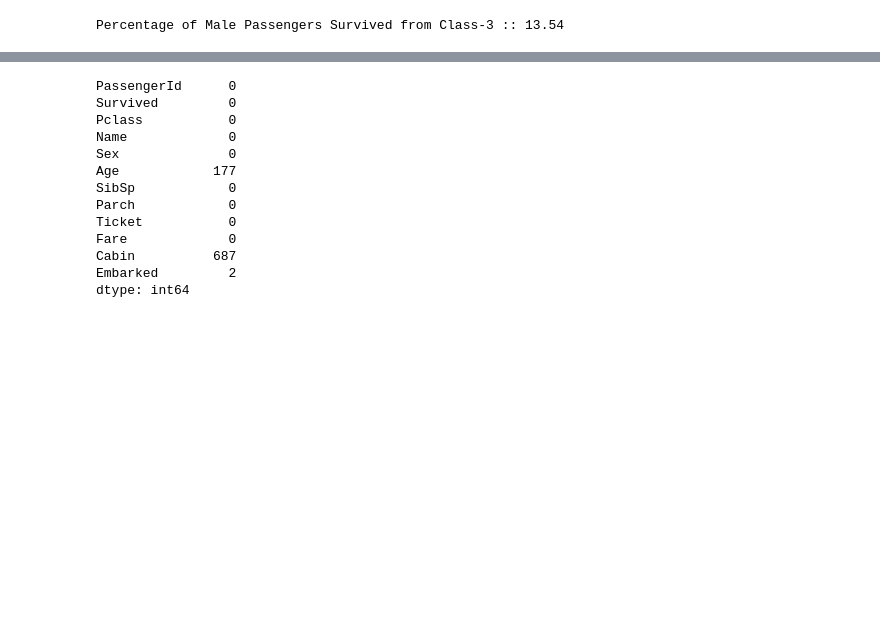
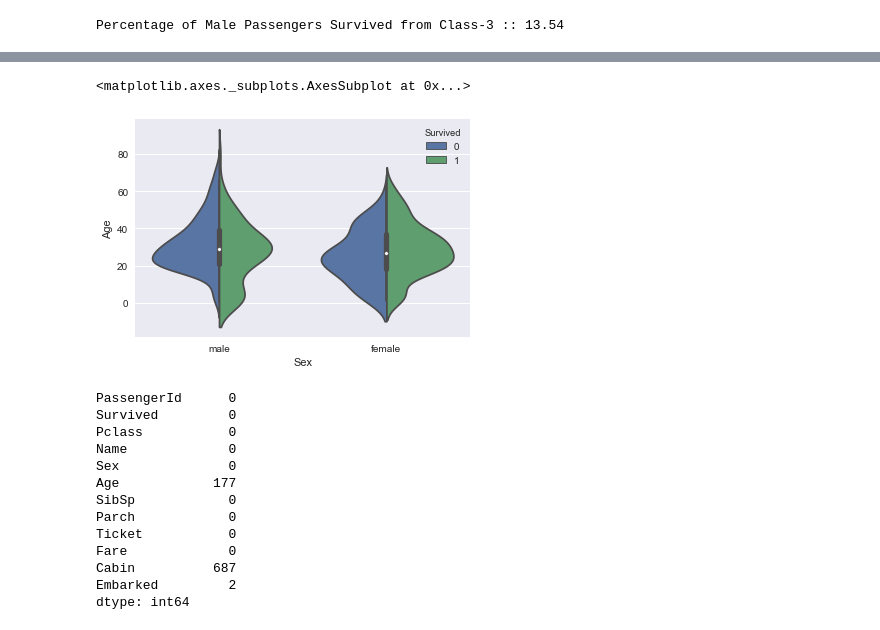
Before and after one commit to iam-rahul/Titanic_Survivors, a Jupyter notebook: titanic_data_analysis.ipynb, the cells around one changed output, grey strips where cells are left out. Drawn from its saved outputs; the diff is of its cells as text; code cells hidden in the pictures; blank space fills up the shorter version.

```diff
--- a/titanic_data_analysis.ipynb
+++ b/titanic_data_analysis.ipynb
@@ -162,3 +188,8 @@ Percentage of Male Passengers Survived from Class-3 :: 13.54
+# %%
+sb.violinplot(x='Sex', y='Age', hue='Survived', data=df, split=True)
+# %% [output]
+<matplotlib.axes._subplots.AxesSubplot at 0x...>
+[figure, added]
 # %%
 df.isnull().sum()
 # %% [output]
```
Also changed, not shown: parts of 5 cells of this notebook.
